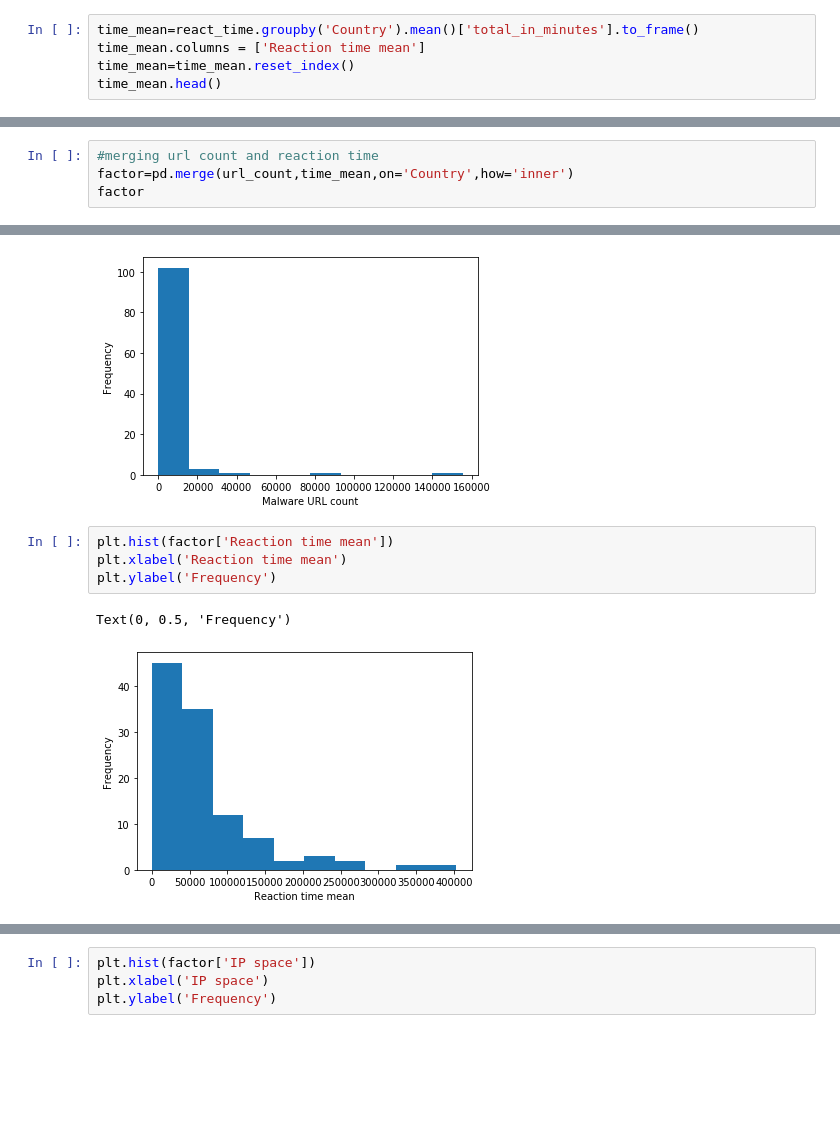
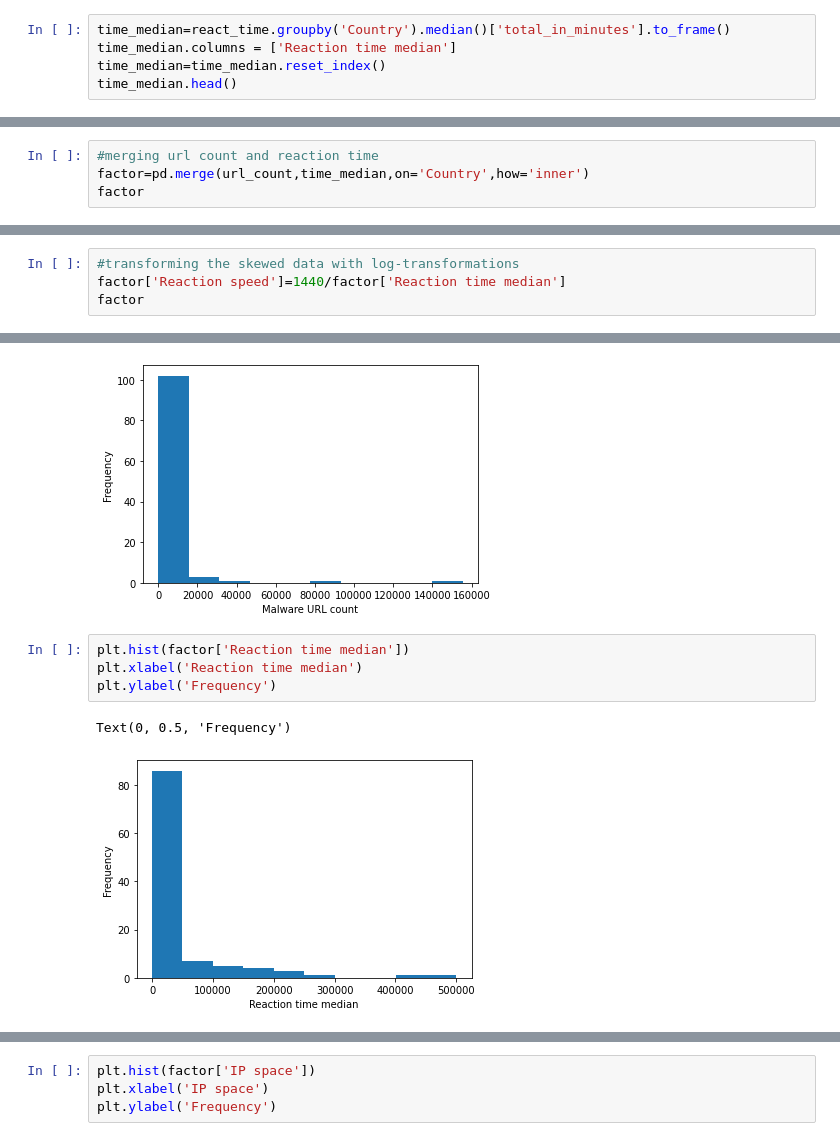
Before and after one commit to tderoon/Cybereconomicsgroup4, a Jupyter notebook: factor analysis.ipynb, the cells around one changed output, grey strips where cells are left out. Saved outputs shown, nothing was run; the diff lists cells and outputs as text; blank space fills up the shorter version.

```diff
--- a/factor analysis.ipynb
+++ b/factor analysis.ipynb
@@ -82,8 +82,8 @@ url_count.sort_values('URL count', ascending=False)
 # %% [markdown]
 ## Average reaction time per country
 # %%
-time_mean=react_time.groupby('Country').mean()['total_in_minutes'].to_frame()
-time_mean.columns = ['Reaction time mean']
-time_mean=time_mean.reset_index()
-time_mean.head()
+time_median=react_time.groupby('Country').median()['total_in_minutes'].to_frame()
+time_median.columns = ['Reaction time median']
+time_median=time_median.reset_index()
+time_median.head()
 # %% [output]
@@ -222,6 +222,6 @@ rol.head()
 # MERGING OF DATA
 # %%
 #merging url count and reaction time
-factor=pd.merge(url_count,time_mean,on='Country',how='inner')
+factor=pd.merge(url_count,time_median,on='Country',how='inner')
 factor
 # %% [output]
@@ -276 +276,5 @@ factor
 108 rows × 5 columns
+# %%
+#transforming the skewed data with log-transformations
+factor['Reaction speed']=1440/factor['Reaction time median']
+factor
@@ -284,9 +302,9 @@ plt.ylabel('Frequency')
 Text(0, 0.5, 'Frequency')
 [figure]
 # %%
-plt.hist(factor['Reaction time mean'])
-plt.xlabel('Reaction time mean')
+plt.hist(factor['Reaction time median'])
+plt.xlabel('Reaction time median')
 plt.ylabel('Frequency')
 # %% [output]
 Text(0, 0.5, 'Frequency')
-[figure, old version]
+[figure, new version]
```
Also changed, not shown: parts of 37 cells of this notebook.
